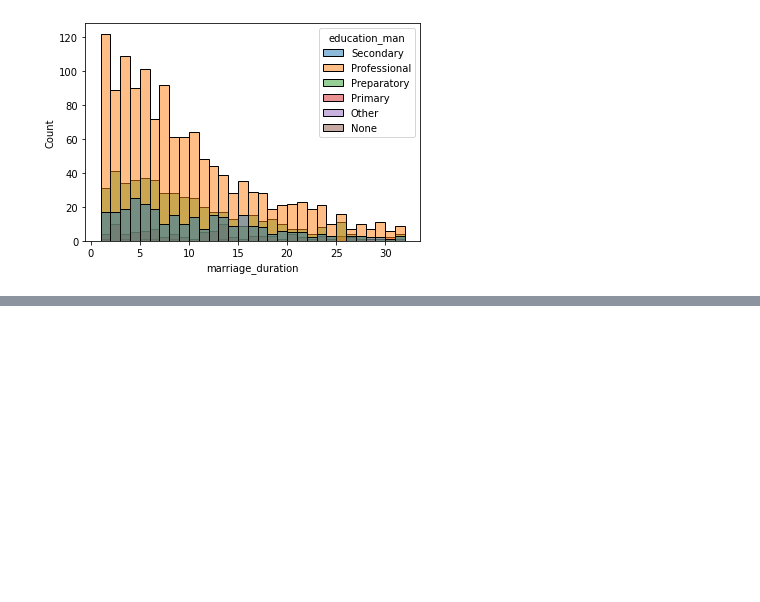
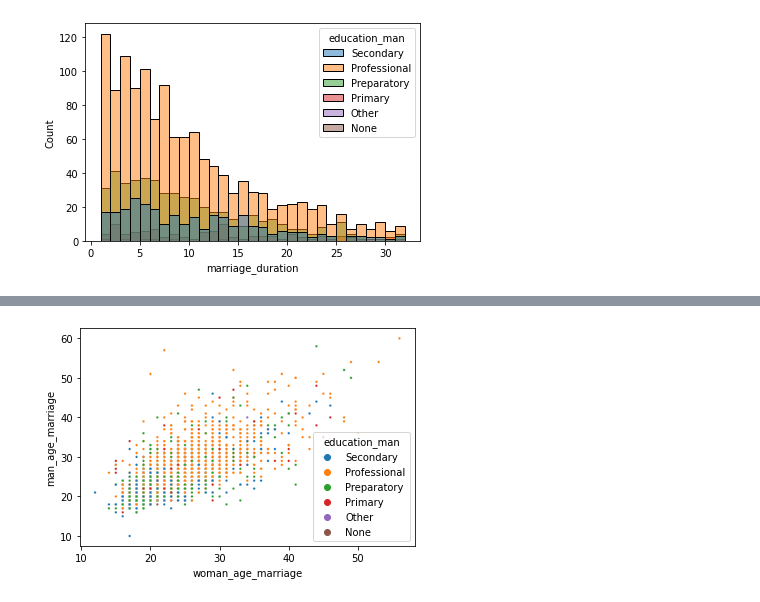
Before and after one commit to ecuerbo/pyprac, a Jupyter notebook: datacamp/exploratory-data-analysis.ipynb, the cells around one changed output, grey strips where cells are left out. Cells and saved outputs as stored; diff of their text form; code cells hidden in the pictures; blank space fills up the shorter version.

```diff
--- a/datacamp/exploratory-data-analysis.ipynb
+++ b/datacamp/exploratory-data-analysis.ipynb
@@ -729,0 +730,8 @@ sns.kdeplot(data=divorce,x="marriage_duration",hue="education_man");
+# %%
+#relationship between marriage age and education
+divorce["man_age_marriage"] = divorce["marriage_year"] - divorce["dob_man"].dt.year
+divorce["woman_age_marriage"] = divorce["marriage_year"] - divorce["dob_woman"].dt.year
+# %%
+sns.scatterplot(data=divorce, x="woman_age_marriage",y="man_age_marriage", s=6, hue="education_man");
+# %% [output]
+[figure, added]
```
Also changed, not shown: parts of 6 cells of this notebook.
